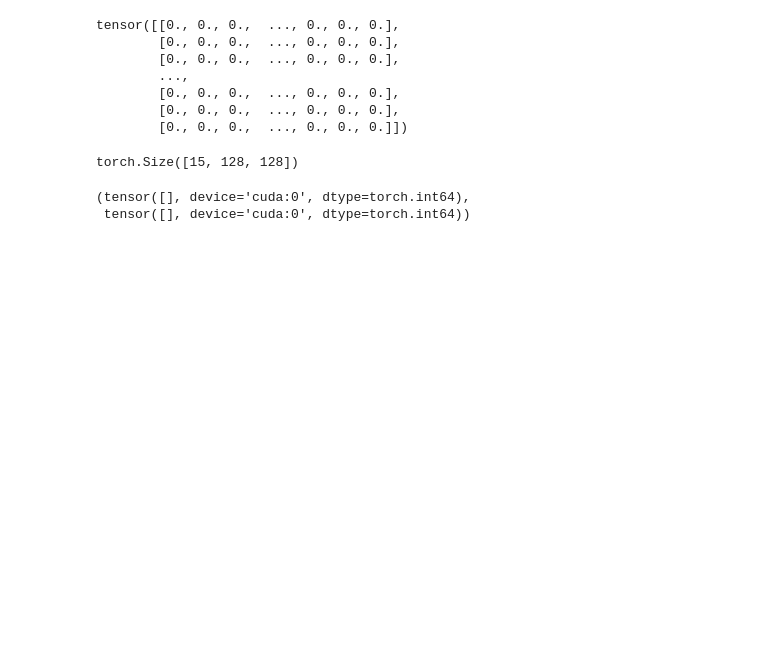
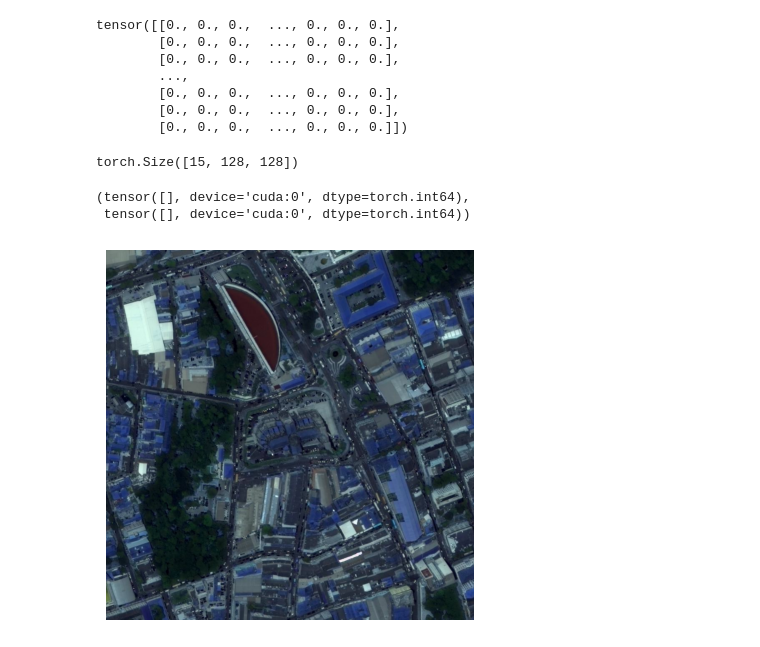
Before and after one commit to joannahuadu/VISO, a Jupyter notebook: sparse.ipynb, the cells around one changed output. Cells and saved outputs as stored; diff of their text form; code cells hidden in the pictures; blank space fills up the shorter version.

```diff
--- a/sparse.ipynb
+++ b/sparse.ipynb
@@ -180,3 +180,15 @@ torch.where(mask_data[3]==1)
 # %% [output]
 (tensor([], device='cuda:0', dtype=torch.int64),
  tensor([], device='cuda:0', dtype=torch.int64))
+# %%
+import torch
+import matplotlib.pyplot as plt
+
+# 加载保存的 .pth 文件
+img_tensor = torch.load('/mnt/data1/workspace/wmq/fmow_tunnel_opening_448_8_rgb_img_flip.pth')
+
+plt.imshow(img_tensor)
+plt.axis('off')  # 不显示坐标轴
+plt.show()
+# %% [output]
+[figure, added]
```
Also changed, not shown: 5 other files.
